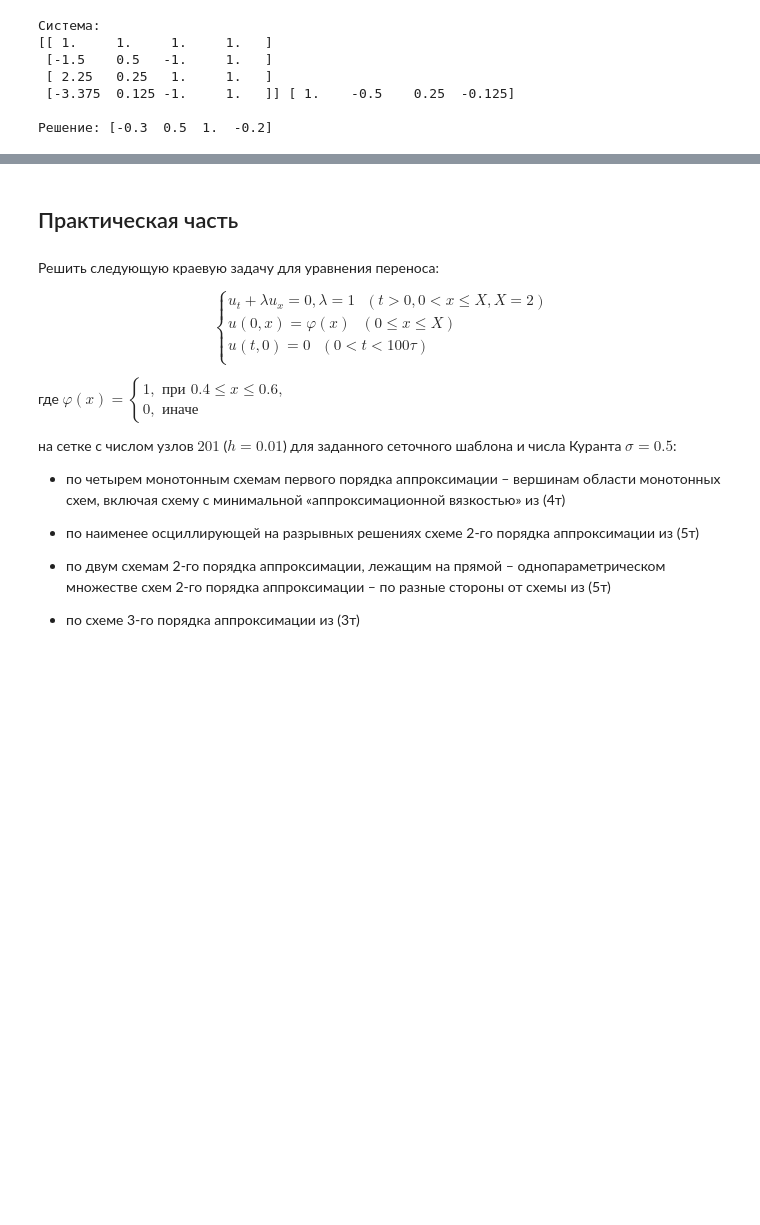
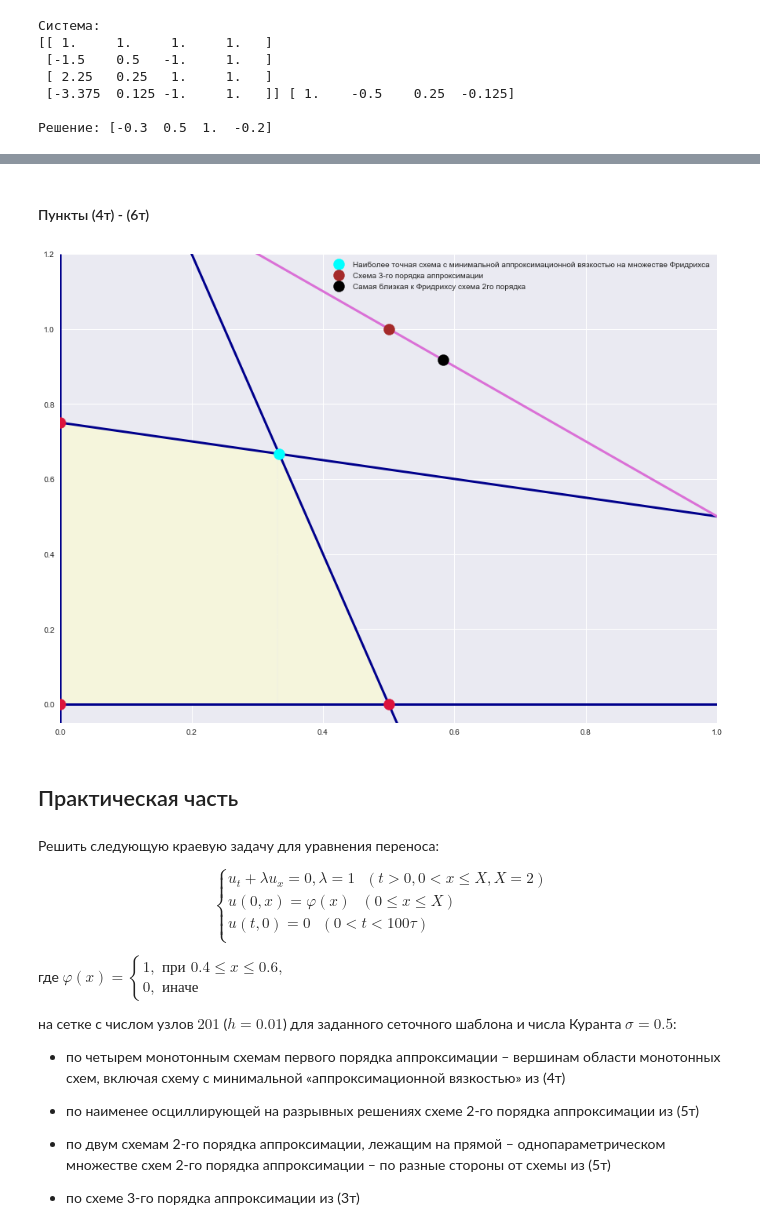
Before and after one commit to n-bykoff/NLP-MIPT-COURSE, a Jupyter notebook: lab_1/lab_1.ipynb, the cells around one changed output, grey strips where cells are left out. Saved outputs shown, nothing was run; the diff lists cells and outputs as text; code cells hidden in the pictures; blank space fills up the shorter version.

Commit message:
full theoretical part

```diff
--- a/lab_1/lab_1.ipynb
+++ b/lab_1/lab_1.ipynb
@@ -68,3 +75,9 @@ plot_graph('2nd')
+# %% [markdown]
+#### Пункты (4т) - (6т)
+# %%
+plot_graph('full')
+# %% [output]
+[figure, added]
 # %% [markdown]
 ## Практическая часть
 # %% [markdown]
```
Also changed, not shown: parts of 8 cells of this notebook, 1 other file.
